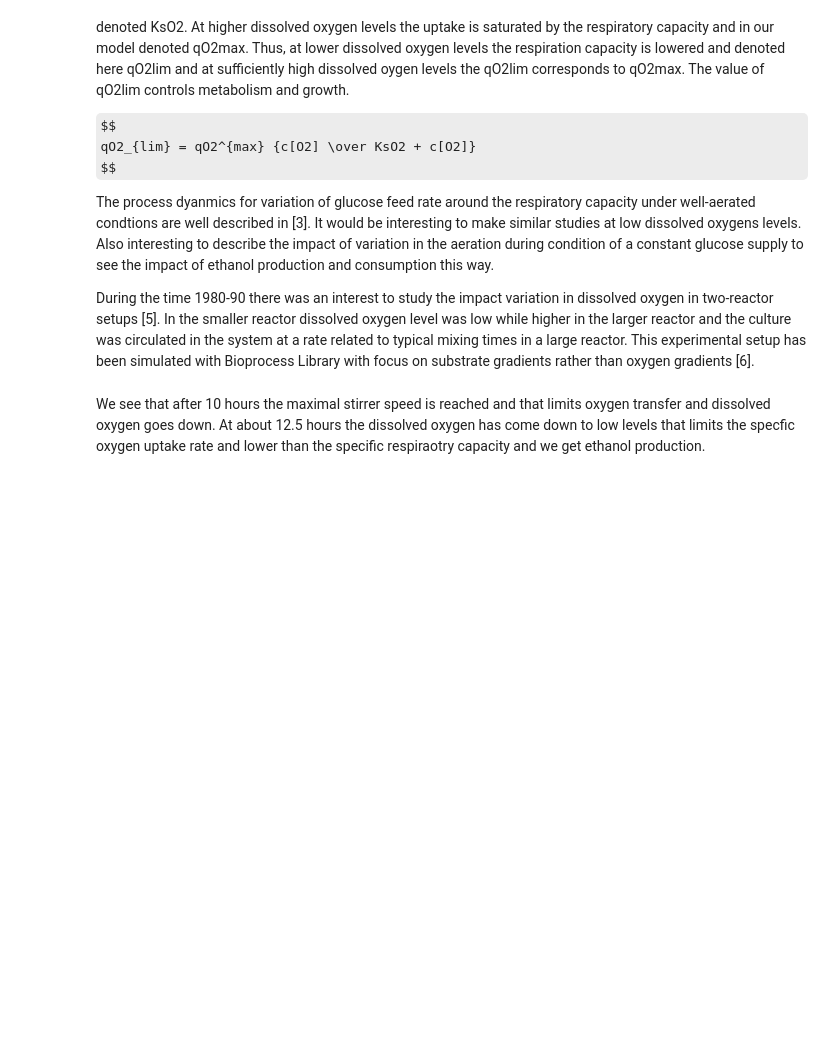
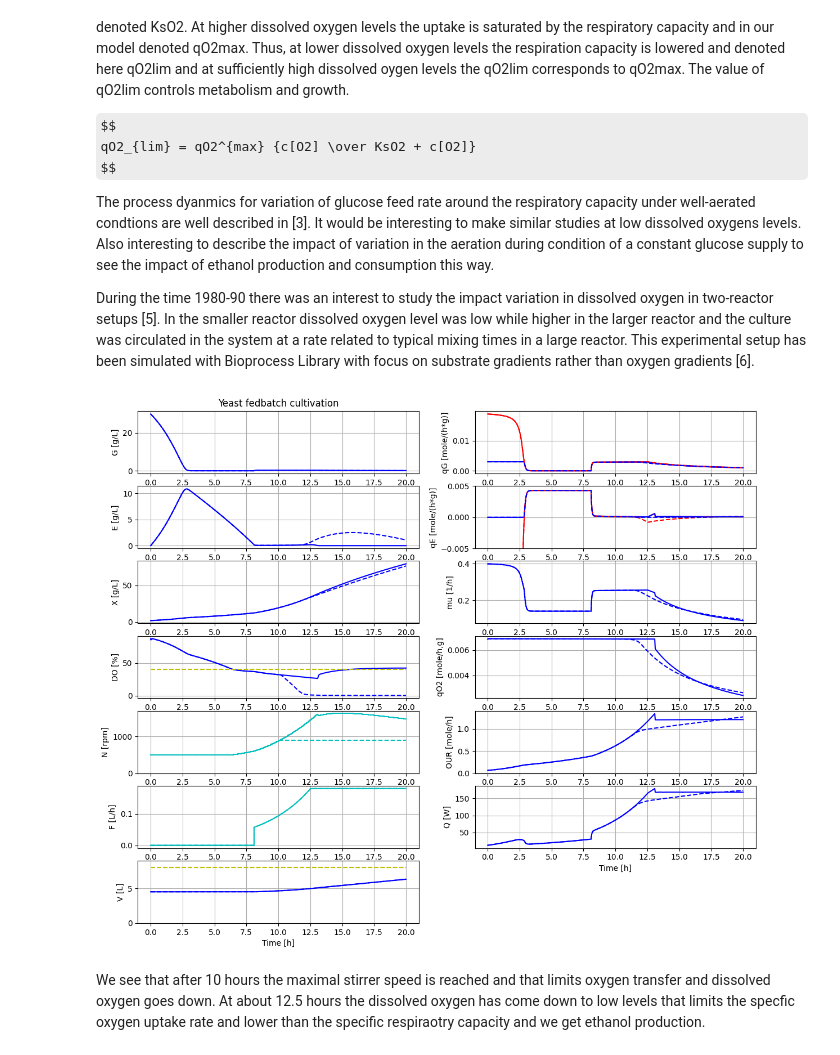
Before and after one commit to janpeter19/BPL_YEAST_AIR_Fedbatch, a Jupyter notebook: BPL_YEAST_AIR_Fedbatch_colab.ipynb, the cells around one changed output. Saved outputs shown, nothing was run; the diff lists cells and outputs as text; code cells hidden in the pictures; some formulas as TeX source; blank space fills up the shorter version.

```diff
--- a/BPL_YEAST_AIR_Fedbatch_colab.ipynb
+++ b/BPL_YEAST_AIR_Fedbatch_colab.ipynb
@@ -279,10 +340,12 @@ The process dyanmics for variation of glucose feed rate around the respiratory c
 During the time 1980-90 there was an interest to study the impact variation in dissolved oxygen in two-reactor setups [5]. In the smaller reactor dissolved oxygen level was low while higher in the larger reactor and the culture was circulated in the system at a rate related to typical mixing times in a large reactor. This experimental setup has been simulated with Bioprocess Library with focus on substrate gradients rather than oxygen gradients [6].
 # %%
 # Let us instead see what happens when the aeration reach a limit in terms of stirrer speed.
-newplot(title='Yeast fedbatch cultivation', plotType='Overview'); ax22.set_ylim([-0.005, 0.005])
+newplot(title='Yeast fedbatch cultivation', plotType='Overview'); ax[3].set_ylim([-0.005, 0.005])
 par(F_startExp=0.057, mu_feed=0.26); simu(20)
 par(F_startExp=0.057, mu_feed=0.26, N_high=900); simu(20)
 par(F_startExp=0.044, mu_feed=0.20, N_high=2000)
+# %% [output]
+[figure, added]
 # %% [markdown]
 We see that after 10 hours the maximal stirrer speed is reached and that limits oxygen transfer and dissolved oxygen goes down. At about 12.5 hours the dissolved oxygen has come down to low levels that limits the specfic oxygen uptake rate and lower than the specific respiraotry capacity and we get ethanol production.
 # %% [markdown]
```
Also changed, not shown: parts of 27 cells of this notebook.
